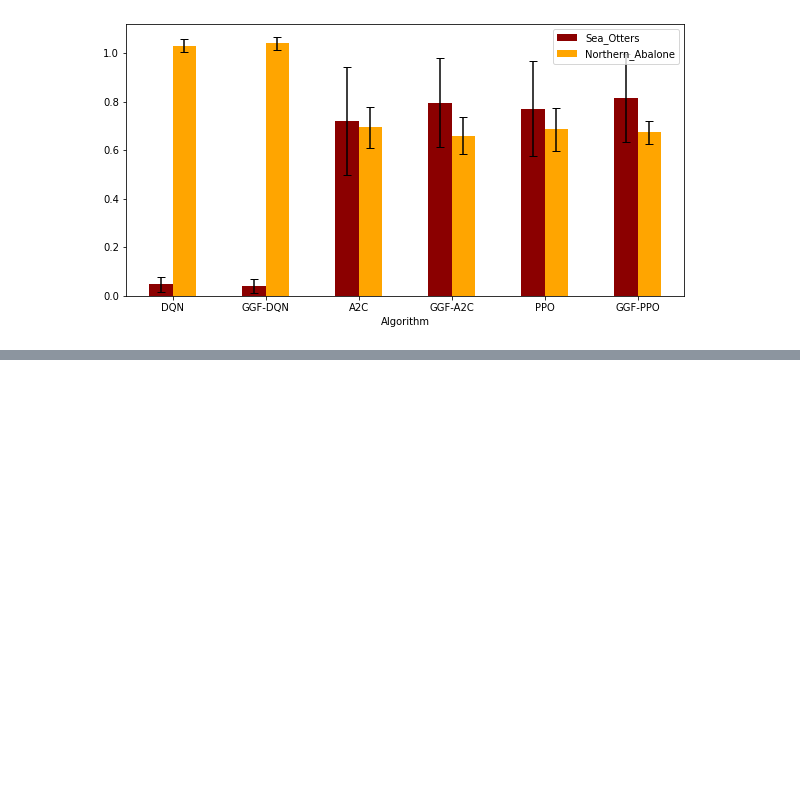
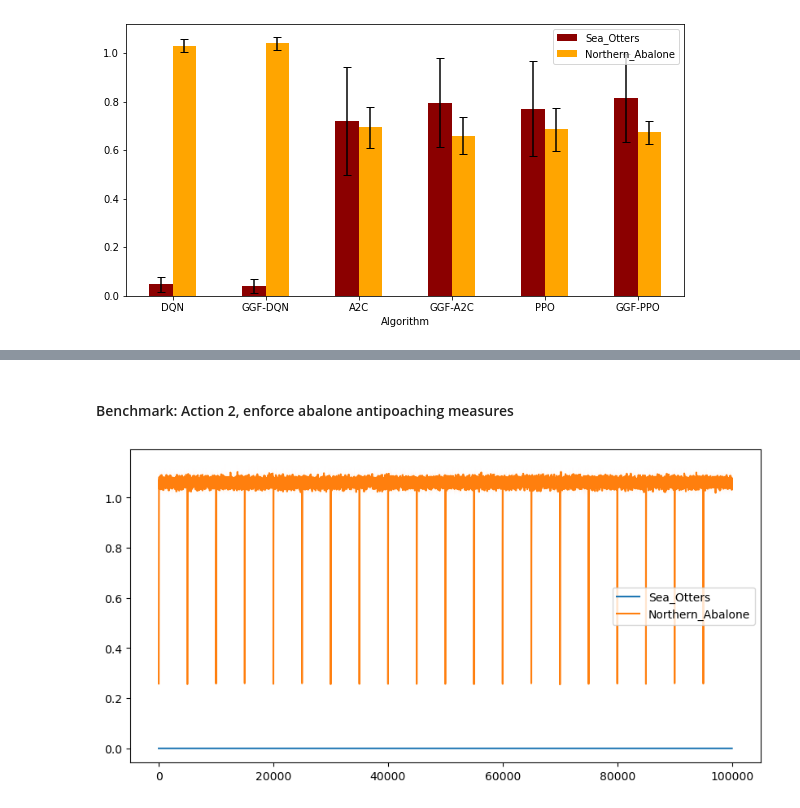
Before and after one commit to yan-dot-zhang/Fair-RL-project, a Jupyter notebook: AnalyzeResult.ipynb, the cells around one changed output, grey strips where cells are left out. Cells and saved outputs as stored; diff of their text form; code cells hidden in the pictures; blank space fills up the shorter version.

```diff
--- a/AnalyzeResult.ipynb
+++ b/AnalyzeResult.ipynb
@@ -112,0 +151,7 @@ plt.show()
+# %% [markdown]
+#### Benchmark: Action 2, enforce abalone antipoaching measures
+# %%
+# Action 2
+test_benchmark_policy('reward_action2_run')
+# %% [output]
+[figure, added]
```
Also changed, not shown: parts of 10 cells of this notebook, 3 other files.
